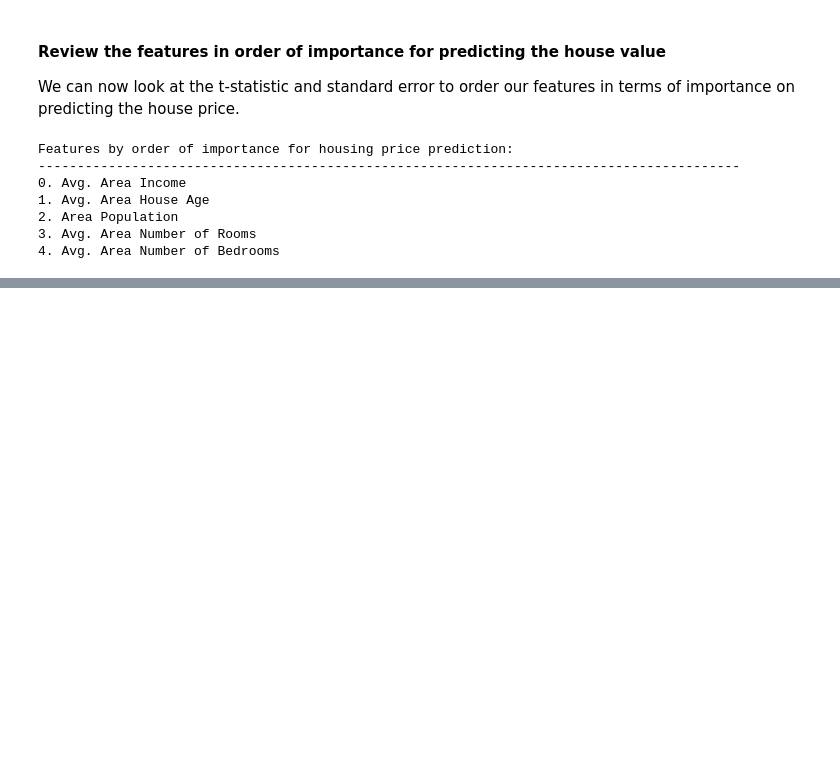
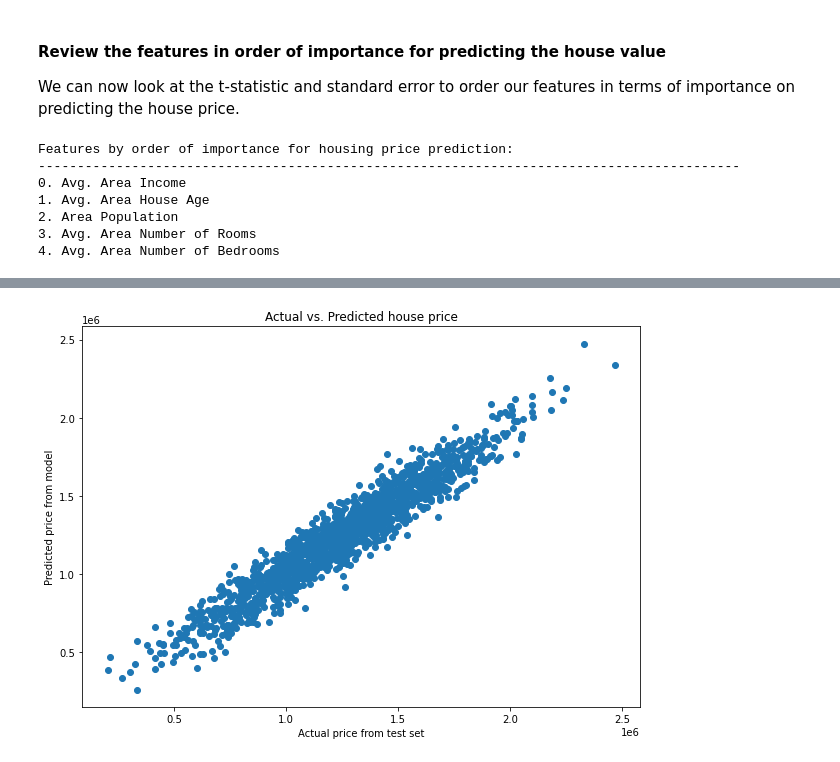
Before and after one commit to Eoincmcc/NLP-ML, a Jupyter notebook: linearRegression.ipynb, the cells around one changed output, grey strips where cells are left out. Cells and saved outputs as stored; diff of their text form; code cells hidden in the pictures; blank space fills up the shorter version.

```diff
--- a/linearRegression.ipynb
+++ b/linearRegression.ipynb
@@ -289,0 +332,4 @@ Features by order of importance for housing price prediction:
+# %%
+predictions = lm.predict(X_test)
+print("Prediction object type: ", type(predictions))
+print("Prediction object size: ", predictions.shape)
@@ -289,0 +342,9 @@ Features by order of importance for housing price prediction:
+# %%
+plt.figure(figsize=(10,7))
+plt.title("Actual vs. Predicted house price")
+plt.xlabel("Actual price from test set")
+plt.ylabel("Predicted price from model")
+plt.scatter(x=y_test,y=predictions)
+plt.show()
+# %% [output]
+[figure, added]
```
Also changed, not shown: parts of 15 cells of this notebook.
